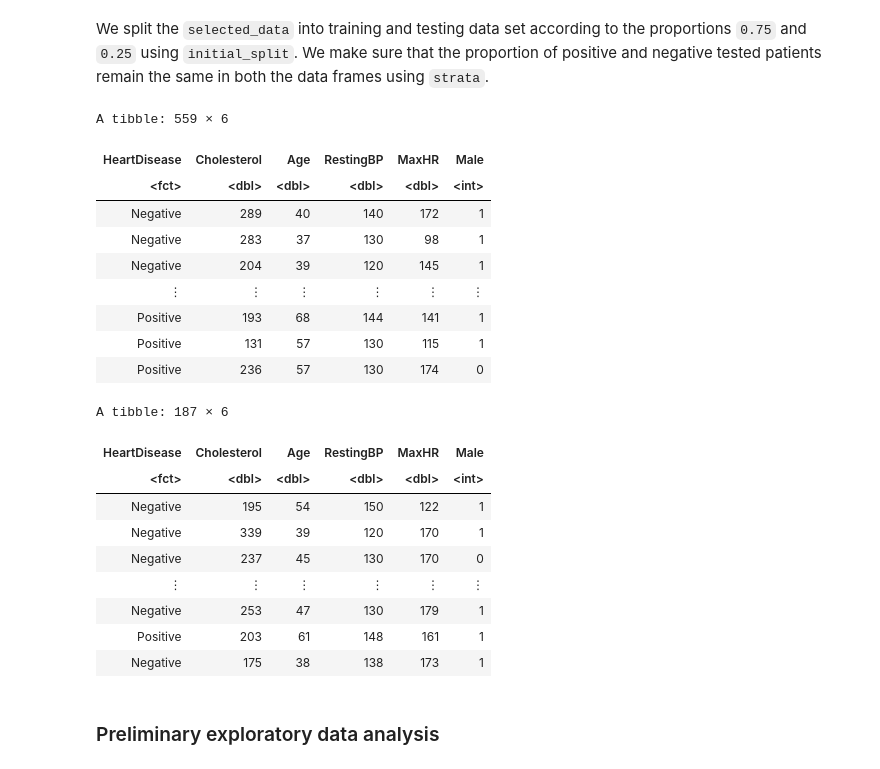
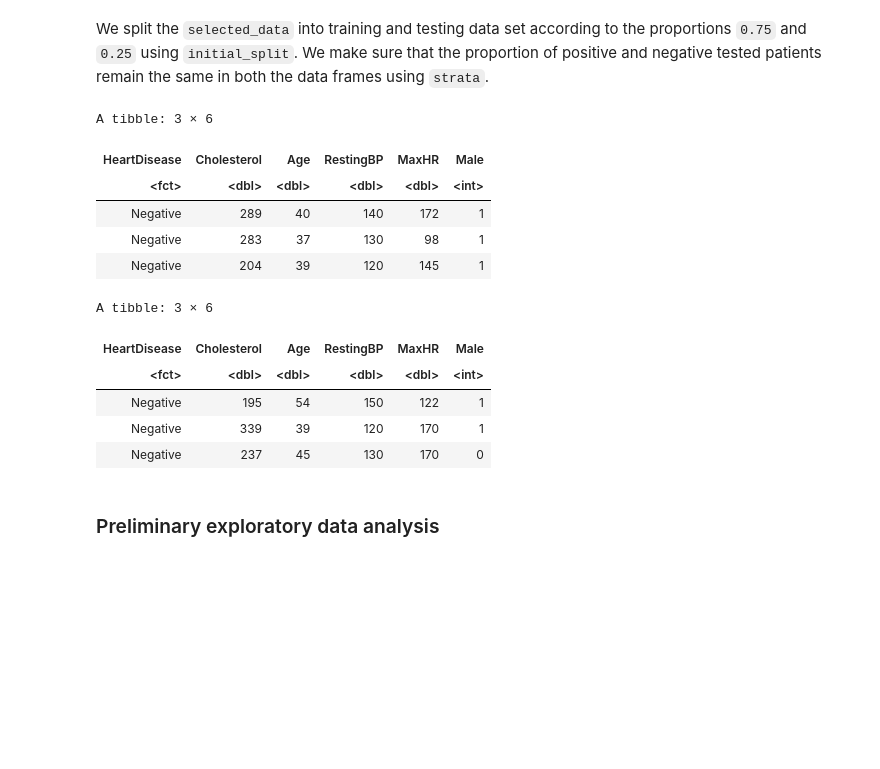
Before and after one commit to jeffreyykim/DSCI-project-009-40-Group_Contract, a Jupyter notebook: 009_Group40_Report.ipynb.ipynb, the cells around one changed output. Saved outputs shown, nothing was run; the diff lists cells and outputs as text; code cells hidden in the pictures; blank space fills up the shorter version.

```diff
--- a/009_Group40_Report.ipynb.ipynb
+++ b/009_Group40_Report.ipynb.ipynb
@@ -130,31 +126,23 @@ We split the `selected_data` into training and testing data set according to the
 # %%
 # spliting data into testing and training sets
 data_split <- initial_split(selected_data, prop = 0.75, strata = HeartDisease)
 training_data <- training(data_split)
 testing_data <- testing(data_split)
-training_data
-testing_data
+head(training_data, n = 3)
+head(testing_data, n = 3)
 # %% [output]
-A tibble: 559 × 6
+A tibble: 3 × 6
 | HeartDisease | Cholesterol | Age | RestingBP | MaxHR | Male |
 | <fct> | <dbl> | <dbl> | <dbl> | <dbl> | <int> |
 | Negative | 289 | 40 | 140 | 172 | 1 |
 | Negative | 283 | 37 | 130 | 98 | 1 |
 | Negative | 204 | 39 | 120 | 145 | 1 |
-| ⋮ | ⋮ | ⋮ | ⋮ | ⋮ | ⋮ |
-| Positive | 193 | 68 | 144 | 141 | 1 |
-| Positive | 131 | 57 | 130 | 115 | 1 |
-| Positive | 236 | 57 | 130 | 174 | 0 |
-A tibble: 187 × 6
+A tibble: 3 × 6
 | HeartDisease | Cholesterol | Age | RestingBP | MaxHR | Male |
 | <fct> | <dbl> | <dbl> | <dbl> | <dbl> | <int> |
 | Negative | 195 | 54 | 150 | 122 | 1 |
 | Negative | 339 | 39 | 120 | 170 | 1 |
 | Negative | 237 | 45 | 130 | 170 | 0 |
-| ⋮ | ⋮ | ⋮ | ⋮ | ⋮ | ⋮ |
-| Negative | 253 | 47 | 130 | 179 | 1 |
-| Positive | 203 | 61 | 148 | 161 | 1 |
-| Negative | 175 | 38 | 138 | 173 | 1 |
 # %% [markdown]
 ### Preliminary exploratory data analysis
 # %% [markdown]
```
Also changed, not shown: parts of 17 cells of this notebook.
